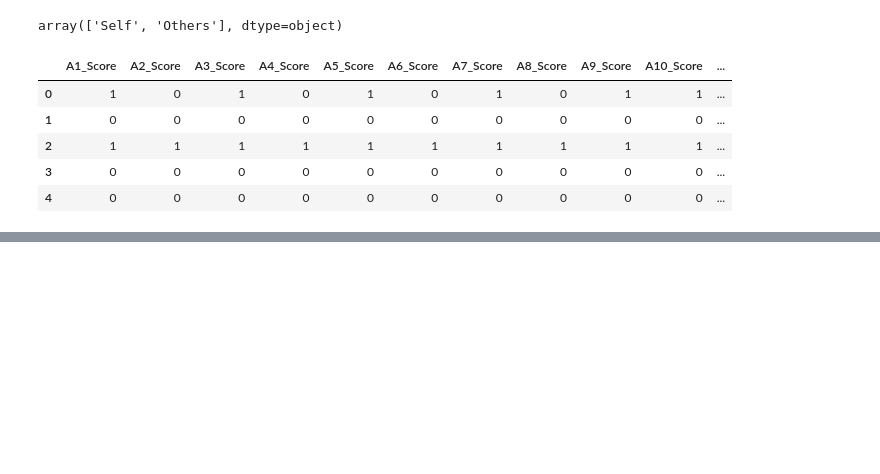
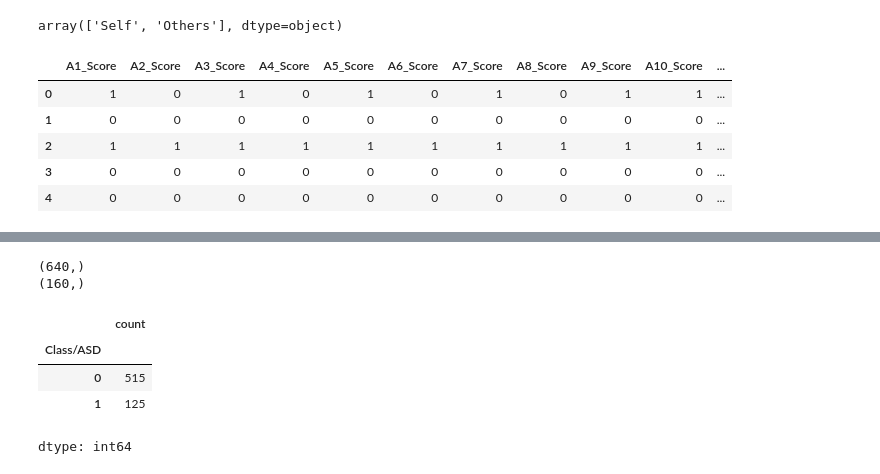
Before and after one commit to HARSHUL-1312/Autism-prediction-, a Jupyter notebook: Autism_prediction.ipynb, the cells around one changed output, grey strips where cells are left out. Cells and saved outputs as stored; diff of their text form; code cells hidden in the pictures; blank space fills up the shorter version.

```diff
--- a/Autism_prediction.ipynb
+++ b/Autism_prediction.ipynb
@@ -394,0 +430,13 @@ df.head()
+# %%
+def replace_outlier_with_median(df,column):
+  Q1=df[column].quantile(.25)
+  Q3=df[column].quantile(.75)
+  IQR=Q3-Q1
+  lower_bound=Q1-1.5*IQR
+  upper_bound=Q3+1.5*IQR
+  median=df[column].median()
+  df[column]=df[column].apply(lambda x:median if x<lower_bound or x>upper_bound else x)
+  return df
+# %%
+df=replace_outlier_with_median(df,'age')
+df=replace_outlier_with_median(df,'result')
@@ -394,0 +464,3 @@ df.head()
+# %%
+x=df.drop(columns=['Class/ASD'])
+y=df['Class/ASD']
@@ -394,0 +502,16 @@ df.head()
+# %%
+x_train,x_test,y_train,y_test=train_test_split(x,y,test_size=0.2,random_state=42)
+# %%
+print(y_train.shape)
+print(y_test.shape)
+# %% [output]
+(640,)
+(160,)
+# %%
+y_train.value_counts()
+# %% [output]
+|  | count |
+| Class/ASD |  |
+| 0 | 515 |
+| 1 | 125 |
+dtype: int64
```
Also changed, not shown: parts of 29 cells of this notebook.
